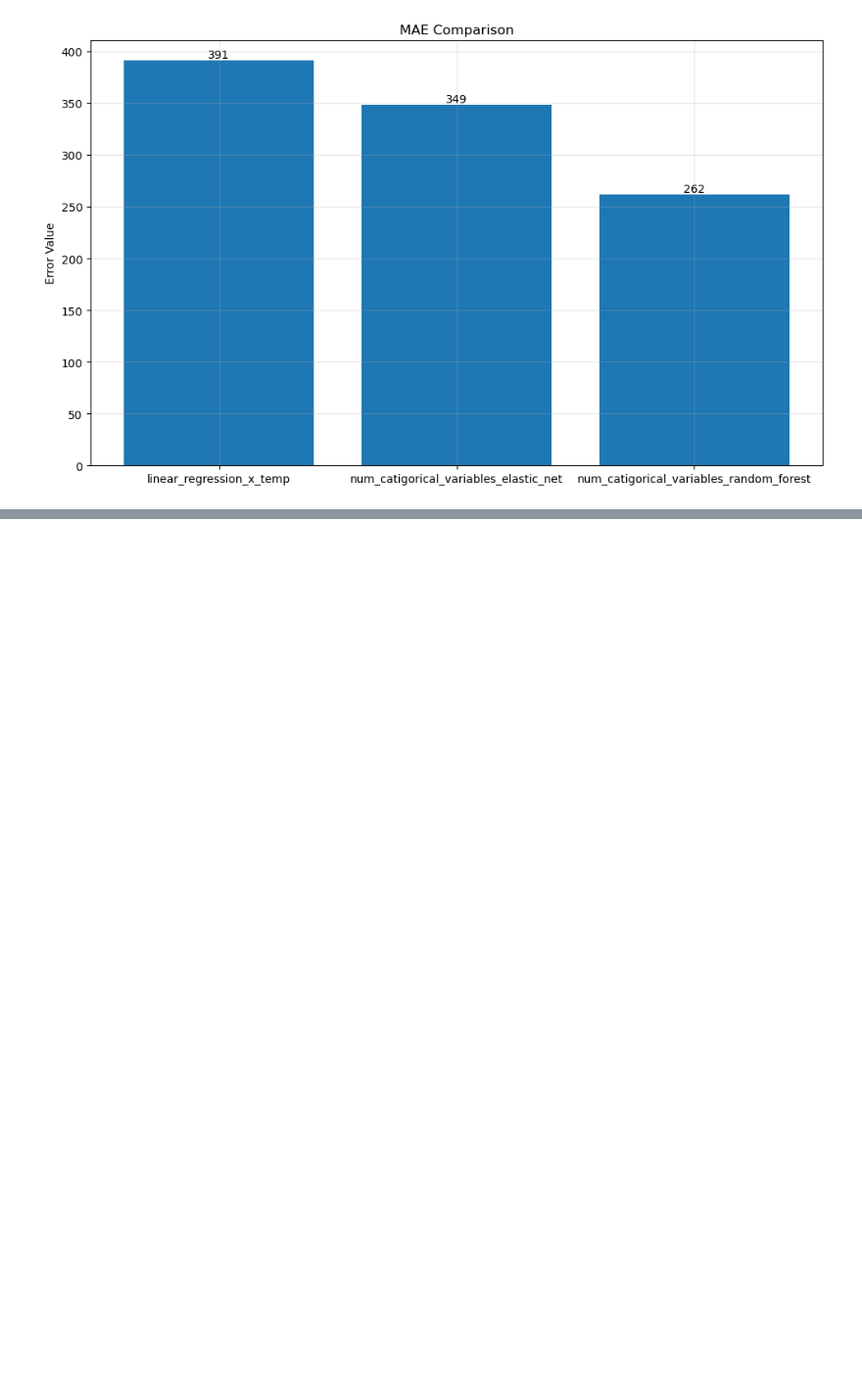
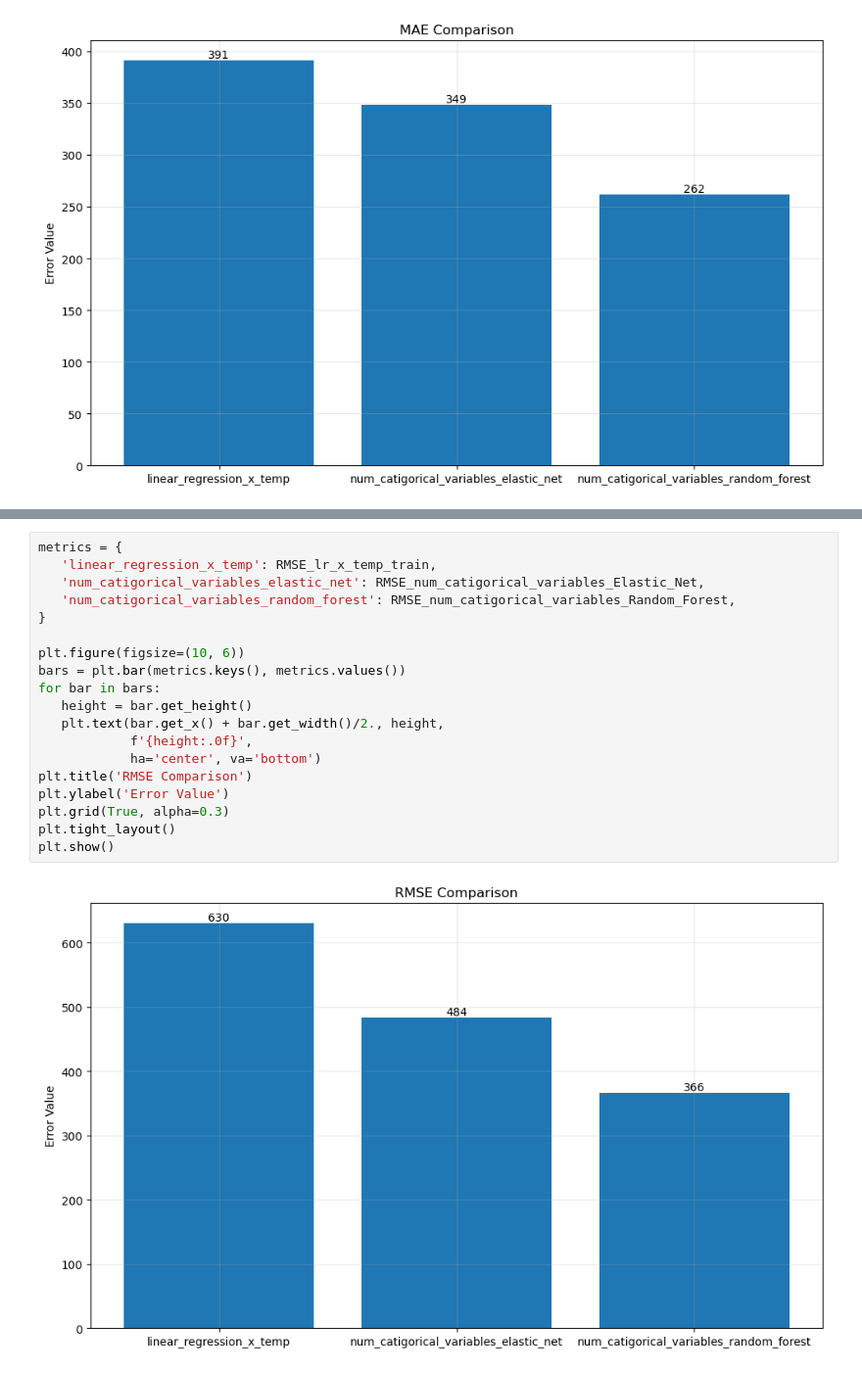
Before and after one commit to Wiktor-ML/Modul_13, a Jupyter notebook: Zadanie_13_5.ipynb, the cells around one changed output, grey strips where cells are left out. Shown at 98% size. Cells and saved outputs as stored; diff of their text form; blank space fills up the shorter version.

```diff
--- a/Zadanie_13_5.ipynb
+++ b/Zadanie_13_5.ipynb
@@ -887,0 +930,21 @@ plt.show()
+# %%
+metrics = {
+   'linear_regression_x_temp': RMSE_lr_x_temp_train,
+   'num_catigorical_variables_elastic_net': RMSE_num_catigorical_variables_Elastic_Net,
+   'num_catigorical_variables_random_forest': RMSE_num_catigorical_variables_Random_Forest,
+}
+
+plt.figure(figsize=(10, 6))
+bars = plt.bar(metrics.keys(), metrics.values())
+for bar in bars:
+   height = bar.get_height()
+   plt.text(bar.get_x() + bar.get_width()/2., height,
+            f'{height:.0f}',
+            ha='center', va='bottom')
+plt.title('RMSE Comparison')
+plt.ylabel('Error Value')
+plt.grid(True, alpha=0.3)
+plt.tight_layout()
+plt.show()
+# %% [output]
+[figure, added]
```
Also changed, not shown: parts of 2 cells of this notebook.
